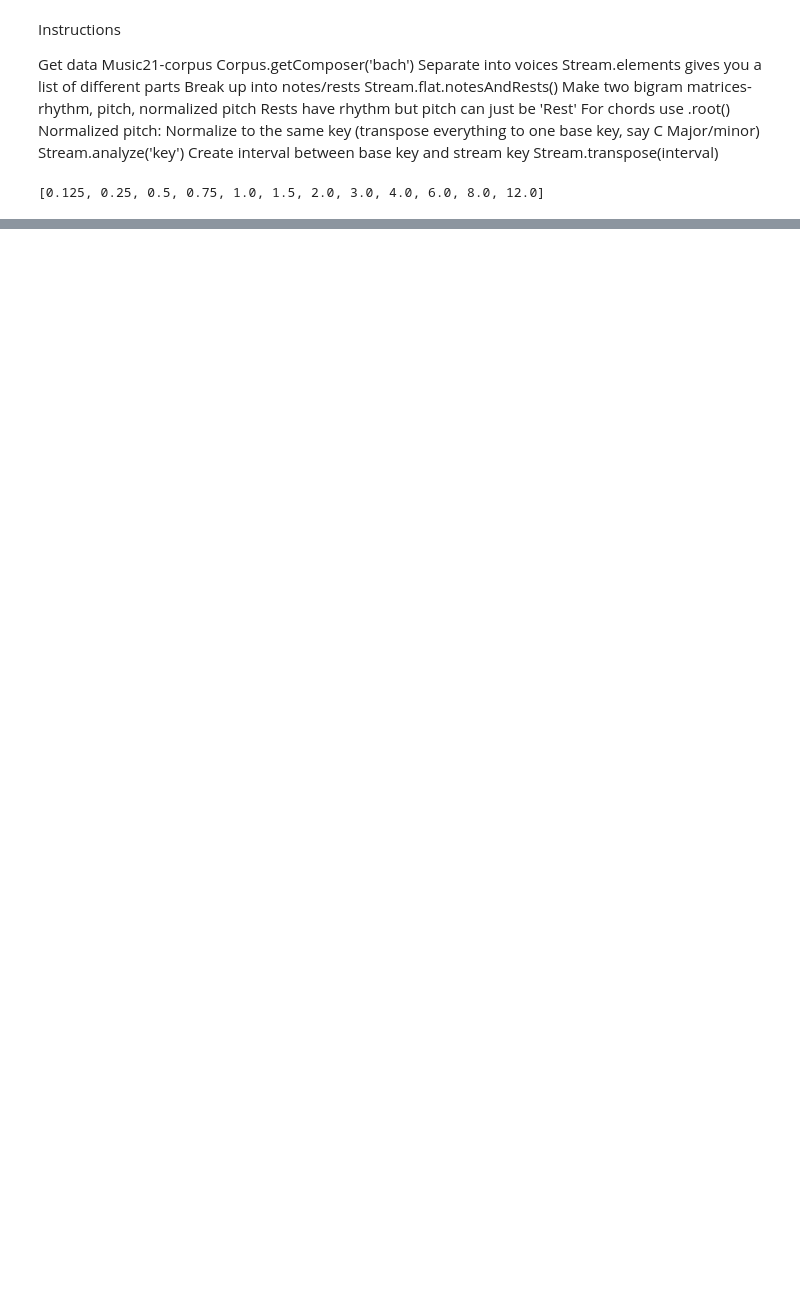
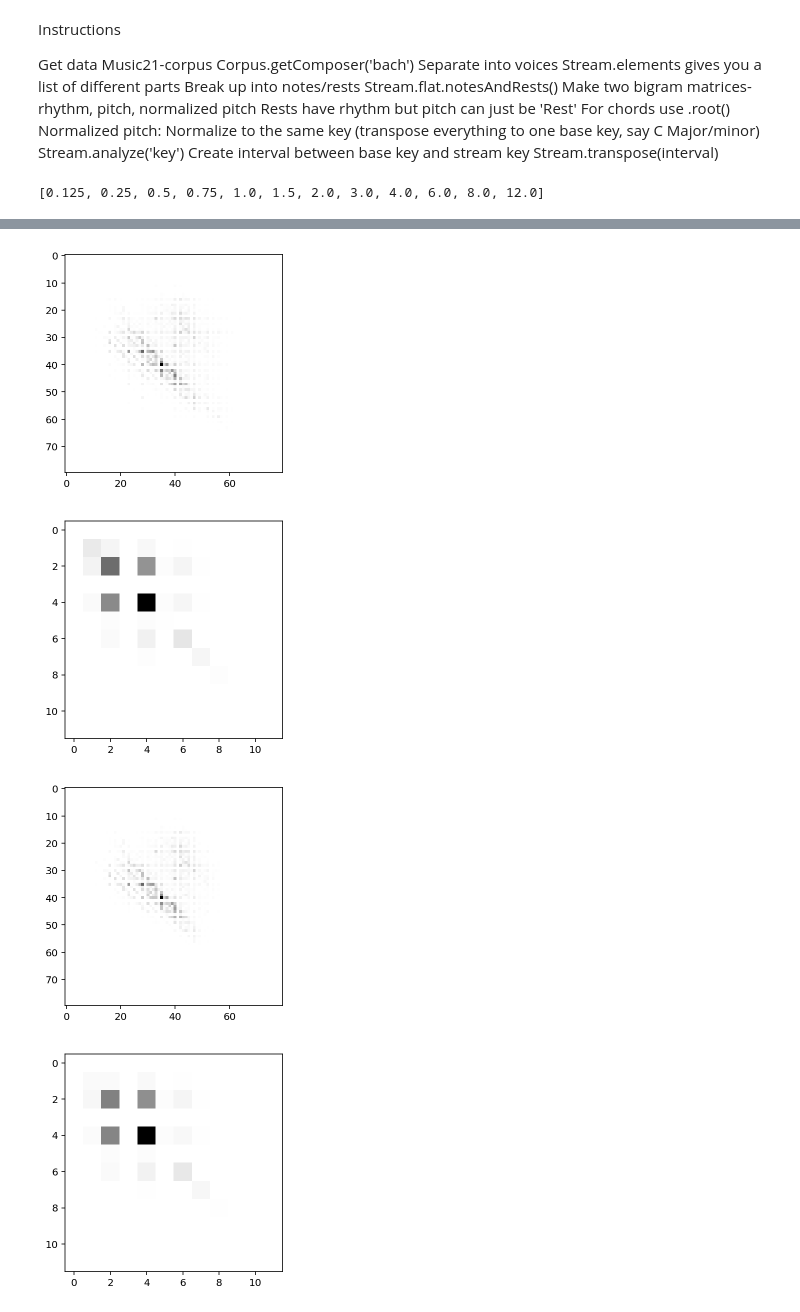
Before and after one commit to DannyWeitekamp/MCMC_MusicGenerator, a Jupyter notebook: Parsing.ipynb, the cells around one changed output, grey strips where cells are left out. Cells and saved outputs as stored; diff of their text form; code cells hidden in the pictures; blank space fills up the shorter version.

```diff
--- a/Parsing.ipynb
+++ b/Parsing.ipynb
@@ -197,0 +180,18 @@ np.unique(readHDF5('all_bach.h5')[2])
+# %%
+#f = h5py.File('all_bach.h5', 'r')
+# np.unique(readHDF5('all_bach.h5')[2])
+allBachMat = readHDF5('all_bach.h5')
+simpleBachMat = readHDF5('simple_bach.h5')
+plt.imshow(allBachMat[2], cmap='binary', interpolation='none')
+plt.show()
+plt.imshow(allBachMat[3], cmap='binary', interpolation='none')
+plt.show()
+plt.imshow(simpleBachMat[2], cmap='binary', interpolation='none')
+plt.show()
+plt.imshow(simpleBachMat[3], cmap='binary', interpolation='none')
+plt.show()
+# %% [output]
+[figure, added]
+[figure, added]
+[figure, added]
+[figure, added]
```
Also changed, not shown: parts of 9 cells of this notebook.
